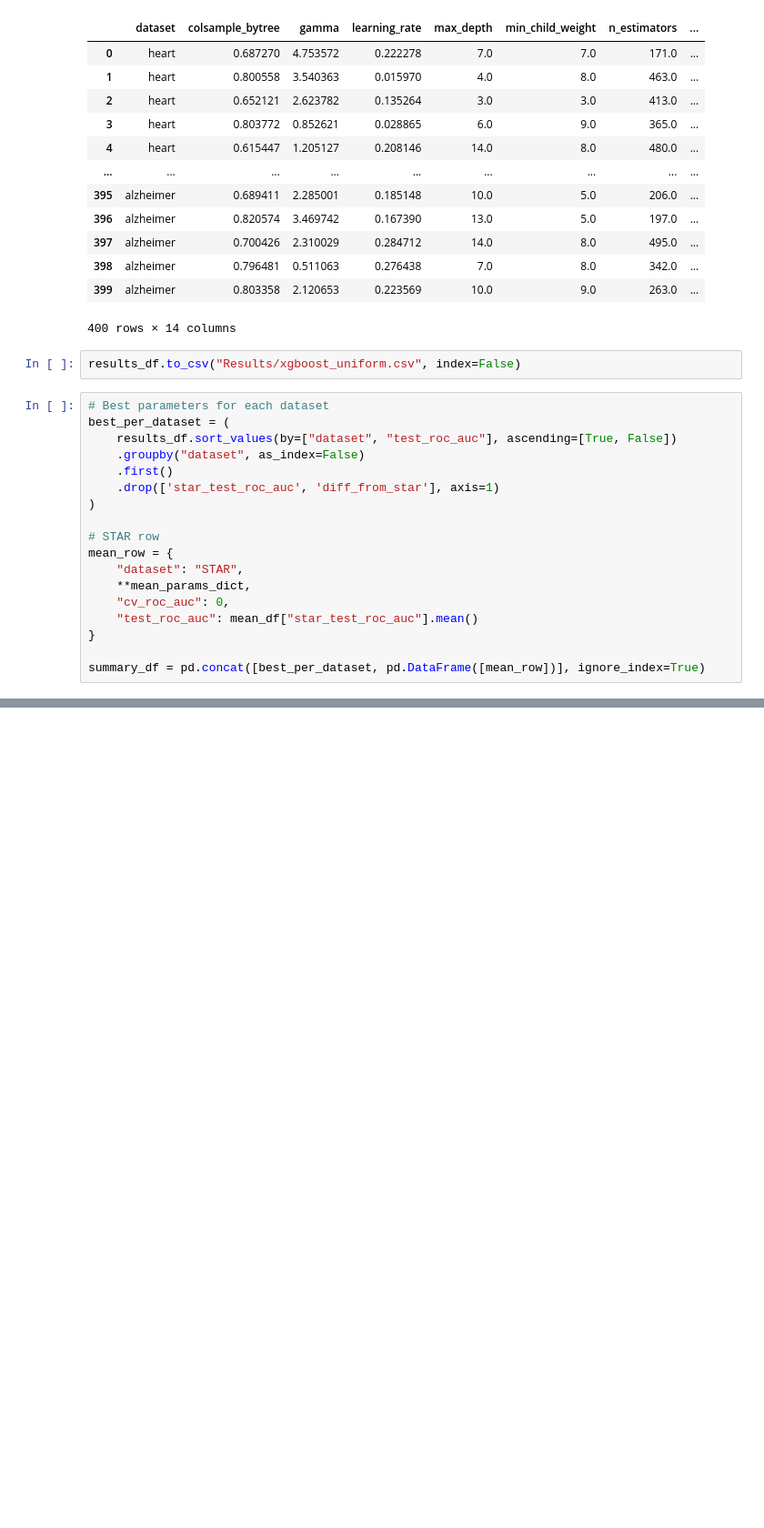
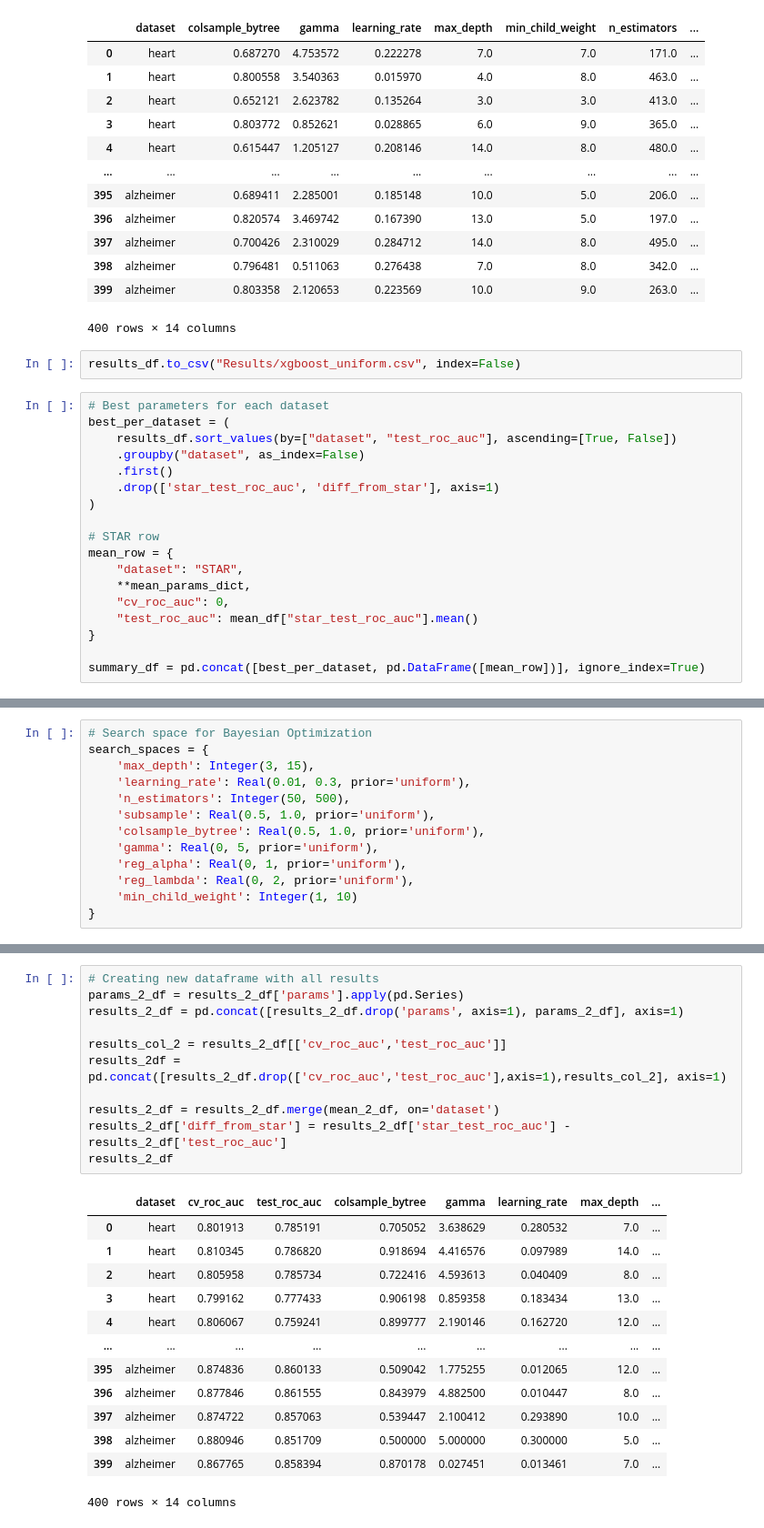
Before and after one commit to zielinskim04/HyperparameterTunability, a Jupyter notebook: XGBoost.ipynb, the cells around one changed output, grey strips where cells are left out. Shown at 91% size. Cells and saved outputs as stored; diff of their text form; blank space fills up the shorter version.

```diff
--- a/XGBoost.ipynb
+++ b/XGBoost.ipynb
@@ -216,0 +221,13 @@ summary_df.to_csv("Results/xgboost_uniform_summary.csv", index=False)
+# %%
+# Search space for Bayesian Optimization
+search_spaces = {
+    'max_depth': Integer(3, 15),
+    'learning_rate': Real(0.01, 0.3, prior='uniform'),
+    'n_estimators': Integer(50, 500),
+    'subsample': Real(0.5, 1.0, prior='uniform'),
+    'colsample_bytree': Real(0.5, 1.0, prior='uniform'),
+    'gamma': Real(0, 5, prior='uniform'),
+    'reg_alpha': Real(0, 1, prior='uniform'),
+    'reg_lambda': Real(0, 2, prior='uniform'),
+    'min_child_weight': Integer(1, 10)
+}
@@ -216,0 +366,25 @@ summary_df.to_csv("Results/xgboost_uniform_summary.csv", index=False)
+# %%
+# Creating new dataframe with all results
+params_2_df = results_2_df['params'].apply(pd.Series)
+results_2_df = pd.concat([results_2_df.drop('params', axis=1), params_2_df], axis=1)
+
+results_col_2 = results_2_df[['cv_roc_auc','test_roc_auc']]
+results_2df = pd.concat([results_2_df.drop(['cv_roc_auc','test_roc_auc'],axis=1),results_col_2], axis=1)
+
+results_2_df = results_2_df.merge(mean_2_df, on='dataset')
+results_2_df['diff_from_star'] = results_2_df['star_test_roc_auc'] - results_2_df['test_roc_auc']
+results_2_df
+# %% [output]
+|  | dataset | cv_roc_auc | test_roc_auc | colsample_bytree | gamma | learning_rate | max_depth | ... |
+| 0 | heart | 0.801913 | 0.785191 | 0.705052 | 3.638629 | 0.280532 | 7.0 | ... |
+| 1 | heart | 0.810345 | 0.786820 | 0.918694 | 4.416576 | 0.097989 | 14.0 | ... |
+| 2 | heart | 0.805958 | 0.785734 | 0.722416 | 4.593613 | 0.040409 | 8.0 | ... |
+| 3 | heart | 0.799162 | 0.777433 | 0.906198 | 0.859358 | 0.183434 | 13.0 | ... |
+| 4 | heart | 0.806067 | 0.759241 | 0.899777 | 2.190146 | 0.162720 | 12.0 | ... |
+| ... | ... | ... | ... | ... | ... | ... | ... | ... |
+| 395 | alzheimer | 0.874836 | 0.860133 | 0.509042 | 1.775255 | 0.012065 | 12.0 | ... |
+| 396 | alzheimer | 0.877846 | 0.861555 | 0.843979 | 4.882500 | 0.010447 | 8.0 | ... |
+| 397 | alzheimer | 0.874722 | 0.857063 | 0.539447 | 2.100412 | 0.293890 | 10.0 | ... |
+| 398 | alzheimer | 0.880946 | 0.851709 | 0.500000 | 5.000000 | 0.300000 | 5.0 | ... |
+| 399 | alzheimer | 0.867765 | 0.858394 | 0.870178 | 0.027451 | 0.013461 | 7.0 | ... |
+400 rows × 14 columns
```
Also changed, not shown: parts of 10 cells of this notebook, 3 other files.
